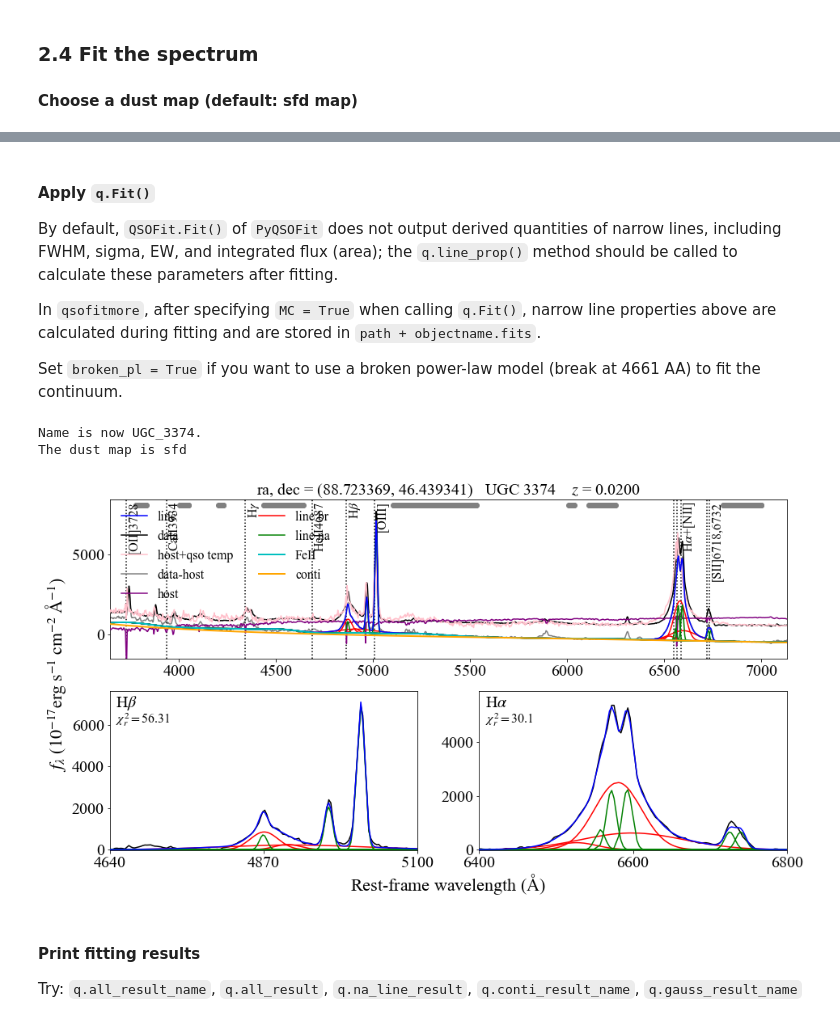
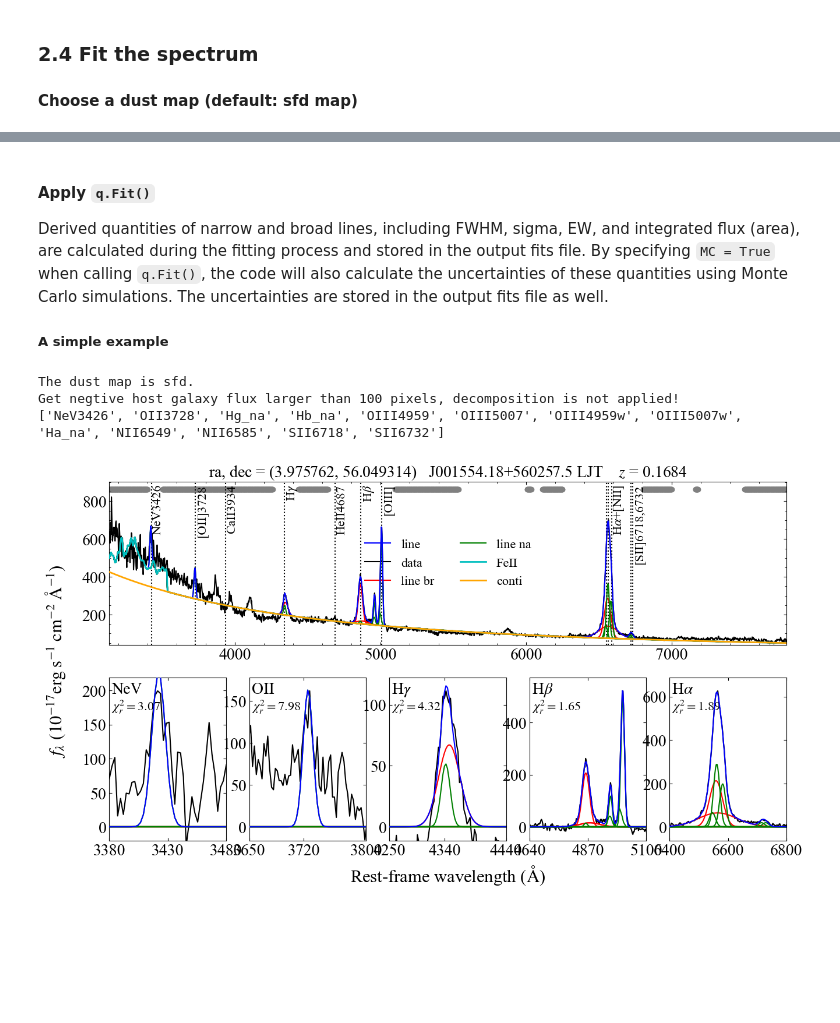
Before and after one commit to rudolffu/qsofitmore, a Jupyter notebook: qsofitmore/examples/2-fit_qso_spectrum.ipynb, the cells around one changed output, grey strips where cells are left out. Saved outputs shown, nothing was run; the diff lists cells and outputs as text; code cells hidden in the pictures; blank space fills up the shorter version.

Commit message:
update examples
Former-commit-id: 0e607e6b703eaad645043ce5523ddd263fef6ff0

```diff
--- a/qsofitmore/examples/2-fit_qso_spectrum.ipynb
+++ b/qsofitmore/examples/2-fit_qso_spectrum.ipynb
@@ -23,5 +32,5 @@ BANDID4 = 'sigma - background fit, weights variance, clean no'
 The first and fourth bands are flux and flux error, respectively, in unit $\rm erg\;s^{-1}\;cm^{-2}\,\AA^{-1}$
 You can simply load the data with the classmethod `QSOFitNew.fromiraf`, which does the unit conversion automatically.
 # %%
-q = QSOFitNew.fromiraf("/Users/yuming/tools/qsofitmore/qsofitmore/examples/data/UGC_3374_ccds.fits",
-                       redshift=0.02004,telescope='1.3m',path=path)
+q = QSOFitNew.fromiraf("./data/spec_J001554.18+560257.5_LJT.fits",
+                       redshift=0.1684,telescope='LJT',path=path)
@@ -38,28 +71,37 @@ If you want to use planck dust map instead, make sure you have installed [`dustm
 # %% [markdown]
 #### Apply `q.Fit()`
 
-By default, `QSOFit.Fit()` of `PyQSOFit` does not output derived quantities of narrow lines, including FWHM, sigma, EW, and integrated flux (area); the `q.line_prop()` method should be called to calculate these parameters after fitting.
+Derived quantities of narrow and broad lines, including FWHM, sigma, EW, and integrated flux (area), are calculated during the fitting process and stored in the output fits file. By specifying `MC = True` when calling `q.Fit()`, the code will also calculate the uncertainties of these quantities using Monte Carlo simulations. The uncertainties are stored in the output fits file as well.
 
-In `qsofitmore`, after specifying `MC = True` when calling `q.Fit()`, narrow line properties above are calculated during fitting and are stored in `path + objectname.fits`.
-
-Set `broken_pl = True` if you want to use a broken power-law model (break at 4661 AA) to fit the continuum.
+##### A simple example
 # %%
-q.Fit(name = None, deredden = True, wave_range = None, wave_mask =None,
-      decomposition_host = True, Mi = None, npca_gal = 5, npca_qso = 20,
-      broken_pl = False, Fe_uv_op = True, poly = True, BC = False,
-      MC = True, n_trails = 20, linefit = True,
-      tie_lambda = True, tie_width = True,
-      tie_flux_1 = True, tie_flux_2 = True,
-      save_result = True, plot_fig = True, save_fig = True,
-      plot_line_name = True, plot_legend = True,
-      # save_fig_path = figpath,
-      # save_fits_path = respath,
-      save_fits_name = None)
+q.Fit(name = None,
+      deredden          = True,
+      wave_range        = None,
+      wave_mask         = None,
+      decomposition_host= True,
+      Mi                = None,
+      npca_gal          = 5,
+      npca_qso          = 20,
+      include_iron      = True,                   # enable FeII fitting
+      iron_temp_name    = "BG92-VW01",            # options: "BG92-VW01", "V09", "G12"
+      poly              = False,
+      BC                = False,
+      MC                = False,
+      n_trails          = 20,
+      linefit           = True,
+      tie_lambda        = True,
+      tie_width         = True,
+      tie_flux_1        = True,
+      tie_flux_2        = True,
+      save_result       = True,
+      plot_fig          = True,
+      save_fig          = True,
+      plot_line_name    = True,
+      plot_legend       = True,
+      save_fits_name    = None)
 # %% [output]
-Name is now UGC_3374.
-The dust map is sfd
+The dust map is sfd.
+Get negtive host galaxy flux larger than 100 pixels, decomposition is not applied!
+['NeV3426', 'OII3728', 'Hg_na', 'Hb_na', 'OIII4959', 'OIII5007', 'OIII4959w', 'OIII5007w', 'Ha_na', 'NII6549', 'NII6585', 'SII6718', 'SII6732']
-[figure, old version]
+[figure, new version]
-# %% [markdown]
-#### Print fitting results
-Try:
-`q.all_result_name`, `q.all_result`, `q.na_line_result`, `q.conti_result_name`, `q.gauss_result_name`
```
Also changed, not shown: parts of 9 cells of this notebook, 18 other files.
